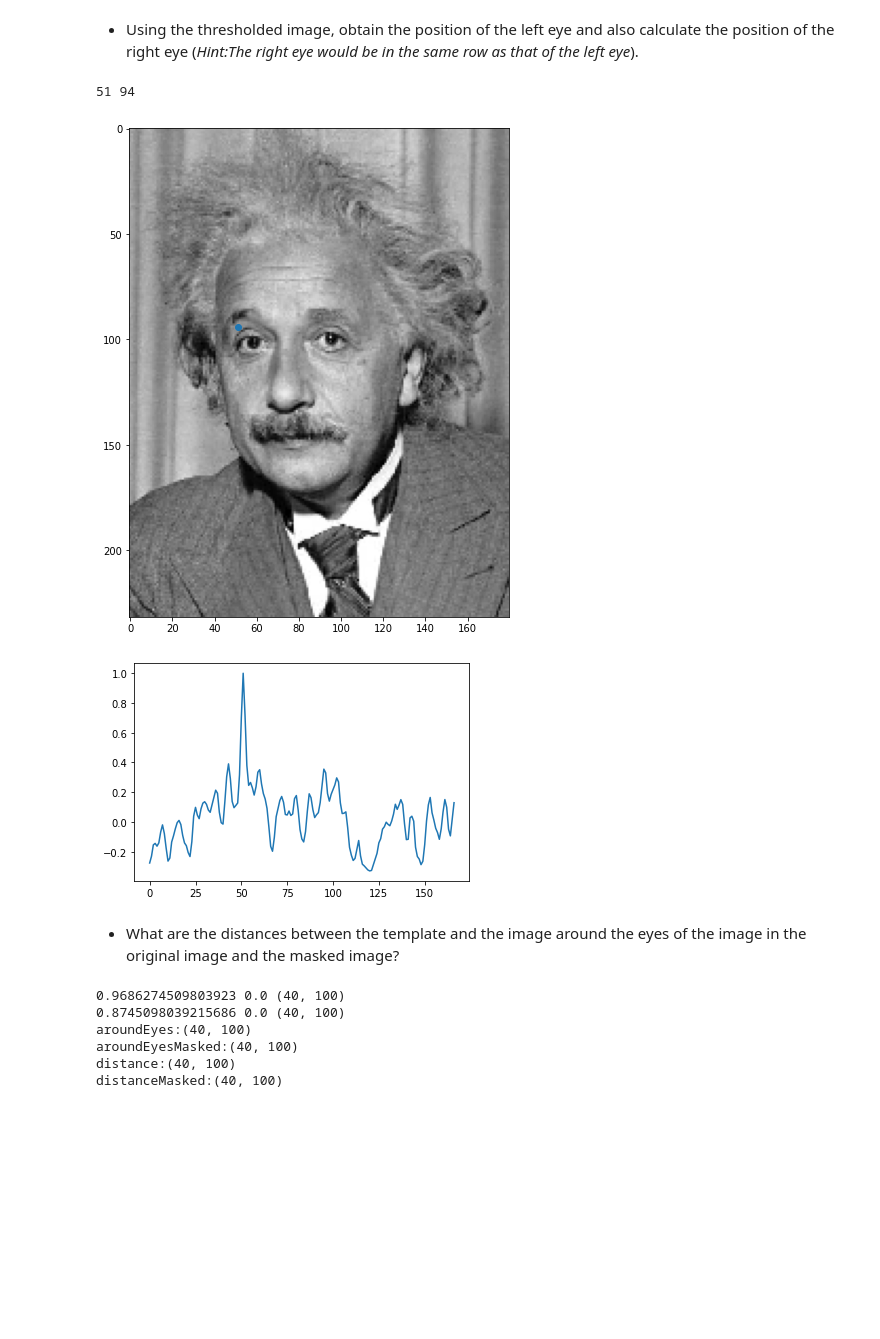
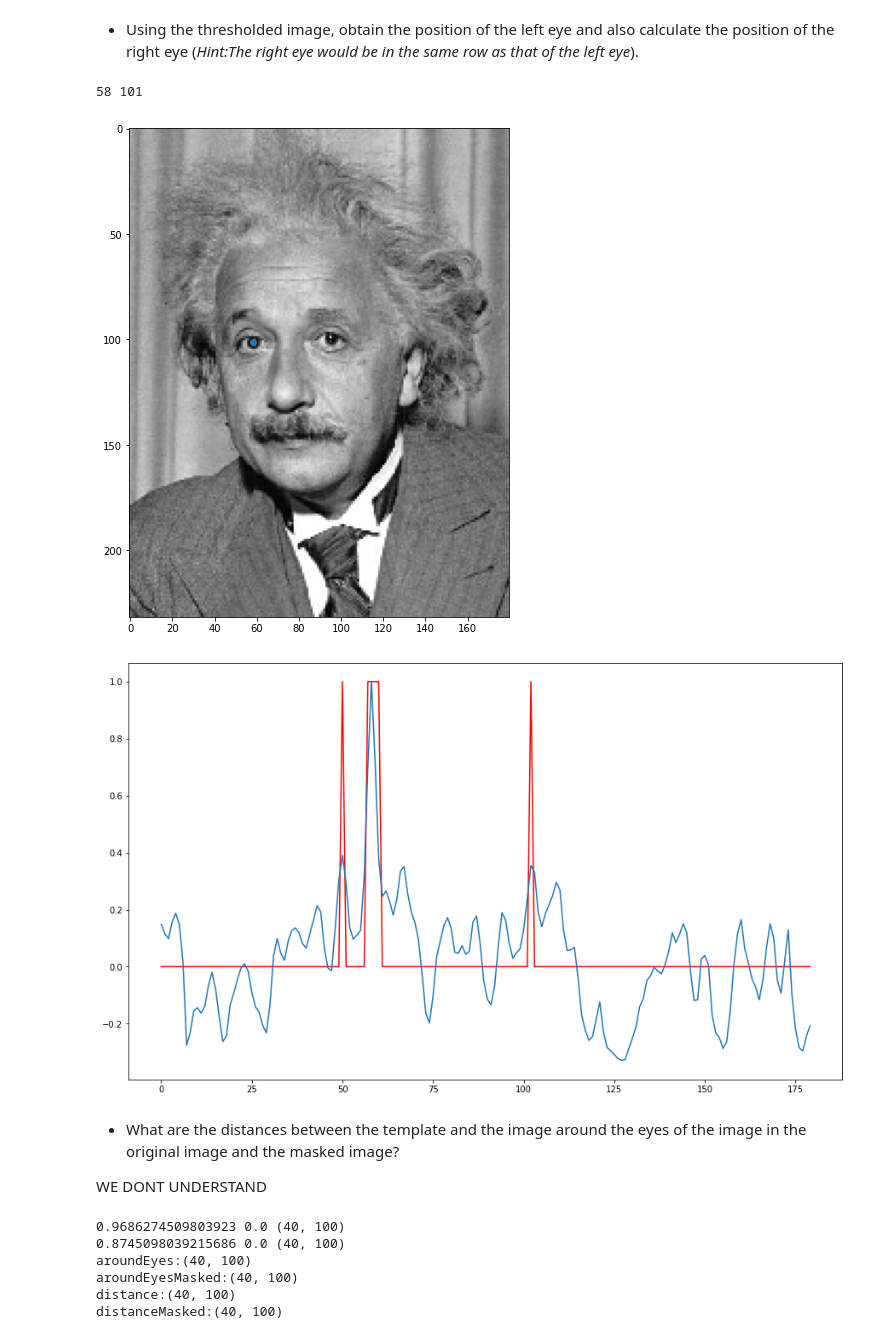
Before and after one commit to UPC-MAI-GitHub/MAI-CV, a Jupyter notebook: P3_template_matching_and_HOG/p3_template_matching_HOG.ipynb, the cells around one changed output. Drawn from its saved outputs; the diff is of its cells as text; code cells hidden in the pictures; blank space fills up the shorter version.

```diff
--- a/P3_template_matching_and_HOG/p3_template_matching_HOG.ipynb
+++ b/P3_template_matching_and_HOG/p3_template_matching_HOG.ipynb
@@ -37,7 +36,9 @@ einsteinImage = io.imread(DATA_FOLDER / 'einstein.png')
 einsteinImage = color.rgb2gray(einsteinImage[:,:,:3])
 patternImage = io.imread(DATA_FOLDER / 'template.png')
 patternImage = color.rgb2gray(patternImage[:,:,:3])
+# print(einsteinImage.min(), einsteinImage.max())
+# print(patternImage.min(), patternImage.max())
 einsteinImage = img_as_float(einsteinImage)
 patternImage = img_as_float(patternImage)
-correlatedImage = feature.match_template(einsteinImage, patternImage)
+correlatedImage = feature.match_template(einsteinImage, patternImage, pad_input=True)
 correlatedImage = correlatedImage / np.max(correlatedImage)
@@ -168,16 +176,20 @@ plt.imshow(einsteinImage, cmap='gray')
 plt.scatter(x, y)
 plt.show()
 # %% [output]
-51 94
+58 101
-[figure, old version]
+[figure, new version]
 # %%
 corrRow = correlatedImage[y, :]
+plt.figure(figsize=(15, 9))
+plt.plot(getMatch(corrRow, .355), color='r')
 plt.plot(corrRow)
 plt.show()
 # %% [output]
-[figure, old version]
+[figure, new version]
 # %% [markdown]
 *   What are the distances between the template and the image around the eyes of the image in the original image and the masked image?
+
+WE DONT UNDERSTAND
 # %%
 # solution
 aroundEyes = einsteinImage[80:120, 30:130]
```
Also changed, not shown: parts of 14 cells of this notebook.
